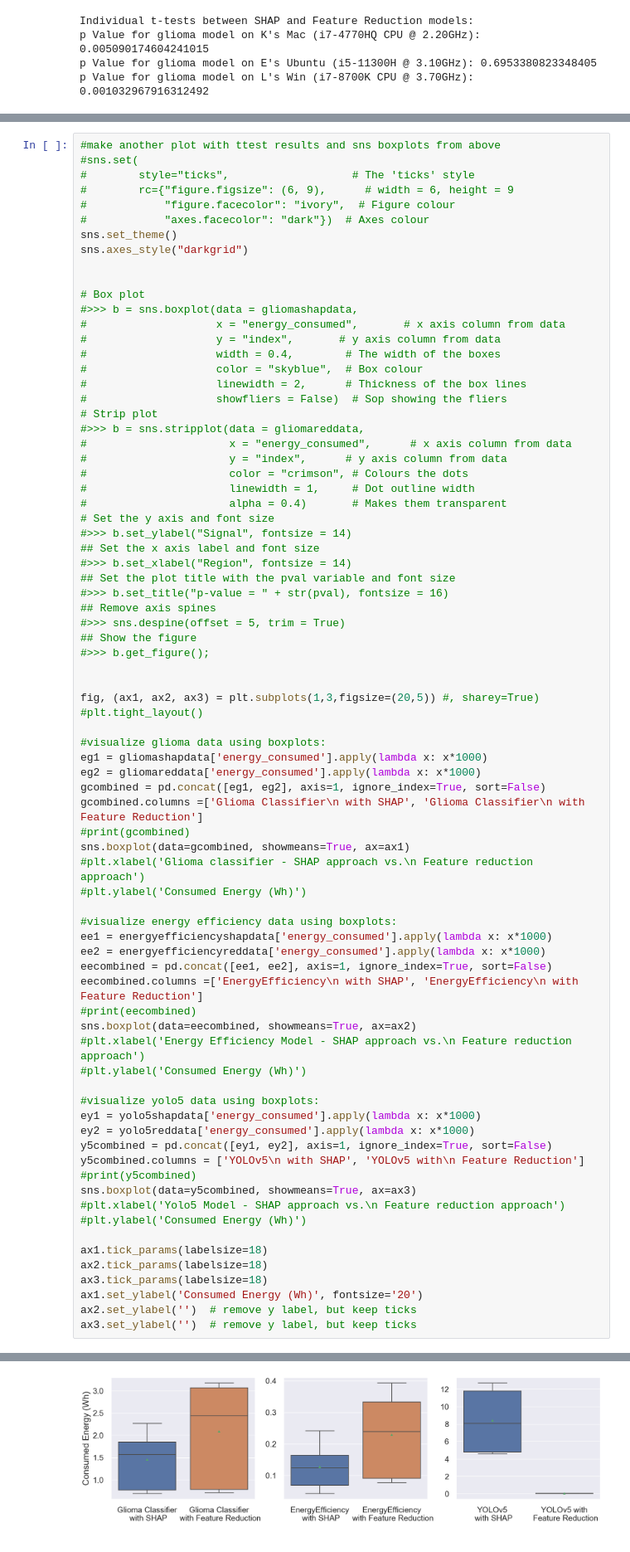
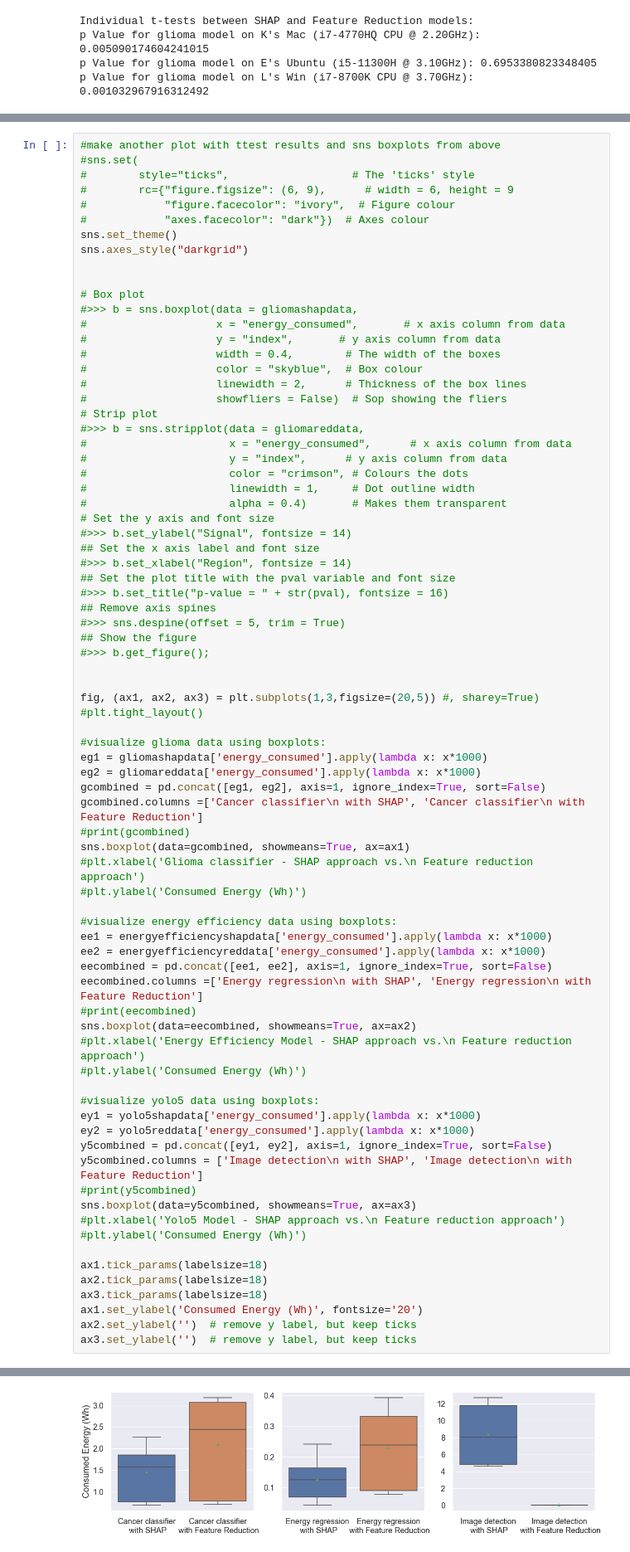
Before and after one commit to radiance/XAIemissionCompForSustainableML, a Jupyter notebook: statistics/student-t-test-with-sustainable-export-X.ipynb, the cells around one changed output, grey strips where cells are left out. Shown at 83% size. Saved outputs shown, nothing was run; the diff lists cells and outputs as text.

Commit message:
Add files via upload
updated designations in figures

```diff
--- a/statistics/student-t-test-with-sustainable-export-X.ipynb
+++ b/statistics/student-t-test-with-sustainable-export-X.ipynb
@@ -601,38 +600,38 @@ fig, (ax1, ax2, ax3) = plt.subplots(1,3,figsize=(20,5)) #, sharey=True)
 eg1 = gliomashapdata['energy_consumed'].apply(lambda x: x*1000)
 eg2 = gliomareddata['energy_consumed'].apply(lambda x: x*1000)
 gcombined = pd.concat([eg1, eg2], axis=1, ignore_index=True, sort=False)
-gcombined.columns =['Glioma Classifier\n with SHAP', 'Glioma Classifier\n with Feature Reduction']
+gcombined.columns =['Cancer classifier\n with SHAP', 'Cancer classifier\n with Feature Reduction']
 #print(gcombined)
 sns.boxplot(data=gcombined, showmeans=True, ax=ax1)
 #plt.xlabel('Glioma classifier - SHAP approach vs.\n Feature reduction approach')
 #plt.ylabel('Consumed Energy (Wh)')
 
 #visualize energy efficiency data using boxplots:
 ee1 = energyefficiencyshapdata['energy_consumed'].apply(lambda x: x*1000)
 ee2 = energyefficiencyreddata['energy_consumed'].apply(lambda x: x*1000)
 eecombined = pd.concat([ee1, ee2], axis=1, ignore_index=True, sort=False)
-eecombined.columns =['EnergyEfficiency\n with SHAP', 'EnergyEfficiency\n with Feature Reduction']
+eecombined.columns =['Energy regression\n with SHAP', 'Energy regression\n with Feature Reduction']
 #print(eecombined)
 sns.boxplot(data=eecombined, showmeans=True, ax=ax2)
 #plt.xlabel('Energy Efficiency Model - SHAP approach vs.\n Feature reduction approach')
 #plt.ylabel('Consumed Energy (Wh)')
 
 #visualize yolo5 data using boxplots:
 ey1 = yolo5shapdata['energy_consumed'].apply(lambda x: x*1000)
 ey2 = yolo5reddata['energy_consumed'].apply(lambda x: x*1000)
 y5combined = pd.concat([ey1, ey2], axis=1, ignore_index=True, sort=False)
-y5combined.columns = ['YOLOv5\n with SHAP', 'YOLOv5 with\n Feature Reduction']
+y5combined.columns = ['Image detection\n with SHAP', 'Image detection\n with Feature Reduction']
 #print(y5combined)
 sns.boxplot(data=y5combined, showmeans=True, ax=ax3)
 #plt.xlabel('Yolo5 Model - SHAP approach vs.\n Feature reduction approach')
 #plt.ylabel('Consumed Energy (Wh)')
 
 ax1.tick_params(labelsize=18)
 ax2.tick_params(labelsize=18)
 ax3.tick_params(labelsize=18)
 ax1.set_ylabel('Consumed Energy (Wh)', fontsize='20')
 ax2.set_ylabel('')  # remove y label, but keep ticks
 ax3.set_ylabel('')  # remove y label, but keep ticks
 # %% [output]
 Text(0, 0.5, '')
-[figure, old version]
+[figure, new version]
```
Also changed, not shown: parts of 15 cells of this notebook.
